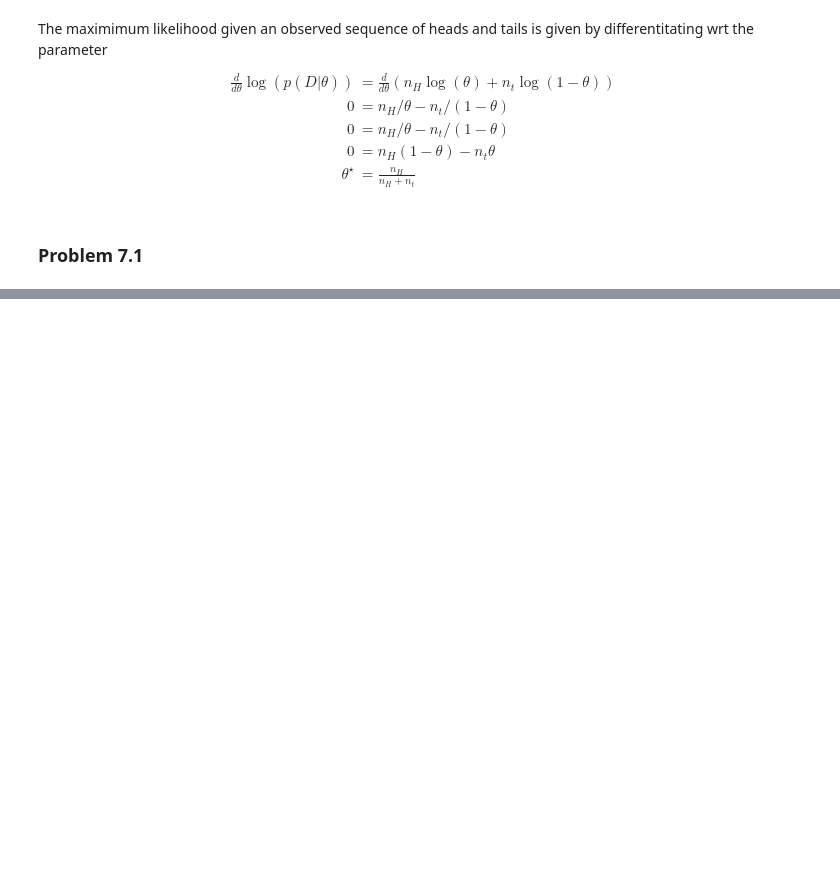
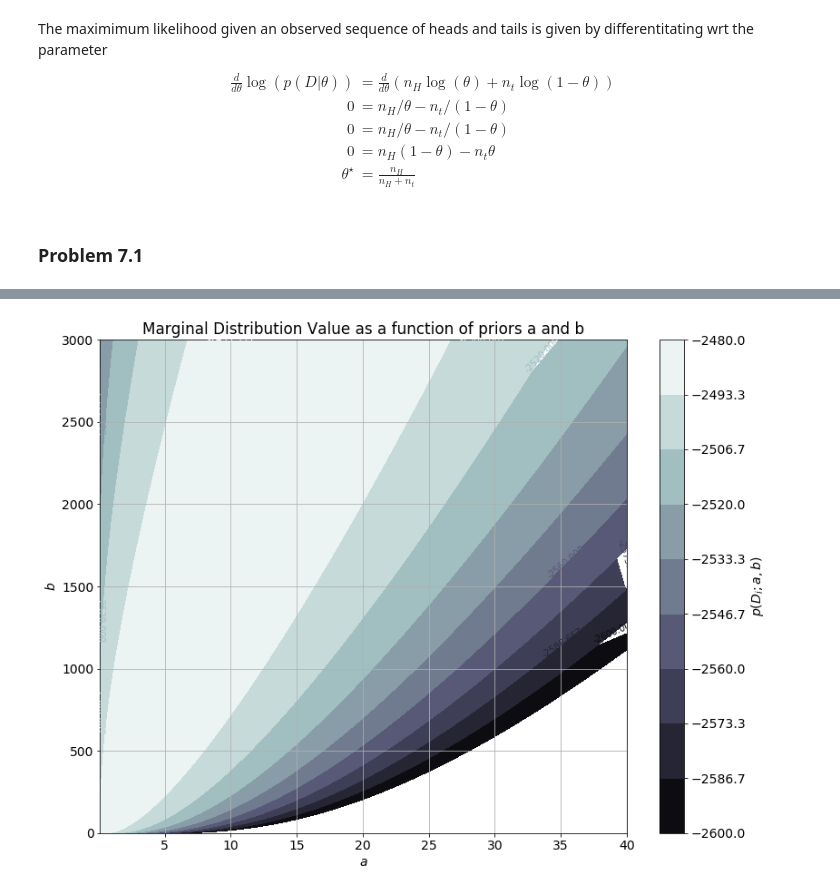
Before and after one commit to chaaland/bloomberg-ml-course, a Jupyter notebook: HW5/writeup/HW5.ipynb, the cells around one changed output, grey strips where cells are left out. Saved outputs shown, nothing was run; the diff lists cells and outputs as text; code cells hidden in the pictures; blank space fills up the shorter version.

```diff
--- a/HW5/writeup/HW5.ipynb
+++ b/HW5/writeup/HW5.ipynb
@@ -277,0 +380,14 @@ $$
+# %%
+app_data = np.array([[50, 10000],
+              [160, 20000],
+              [180, 60000],
+              [0, 100],
+              [0, 5],
+              [1, 2]])
+
+log_marginal_all_app = functools.partial(log_marginal_distribution, X=app_data)
+a = np.linspace(0.1, 40, 500)
+b = np.linspace(1, 3000, 1000)
+
+A, B = np.meshgrid(a, b)
+Z = np.array([[log_marginal_all_app(w=([A[i,j],B[i,j]])) for j in range(A.shape[1])] for i in range(A.shape[0])])
@@ -277,0 +398,15 @@ $$
+# %%
+origin = 'lower'
+levels = np.linspace(-2600, -2480, 10)
+CS = plt.contourf(A, B, Z, levels,
+                  cmap=plt.cm.bone,
+                  origin=origin)
+plt.clabel(CS, inline=1, fontsize=10)
+plt.xlabel(r'$a$')
+plt.ylabel(r'$b$')
+cbar = plt.colorbar(CS)
+cbar.ax.set_ylabel(r'$p(D_i;a,b)$')
+
+plt.title('Marginal Distribution Value as a function of priors a and b');
+# %% [output]
+[figure, added]
```
Also changed, not shown: parts of 23 cells of this notebook, 1 other file.
